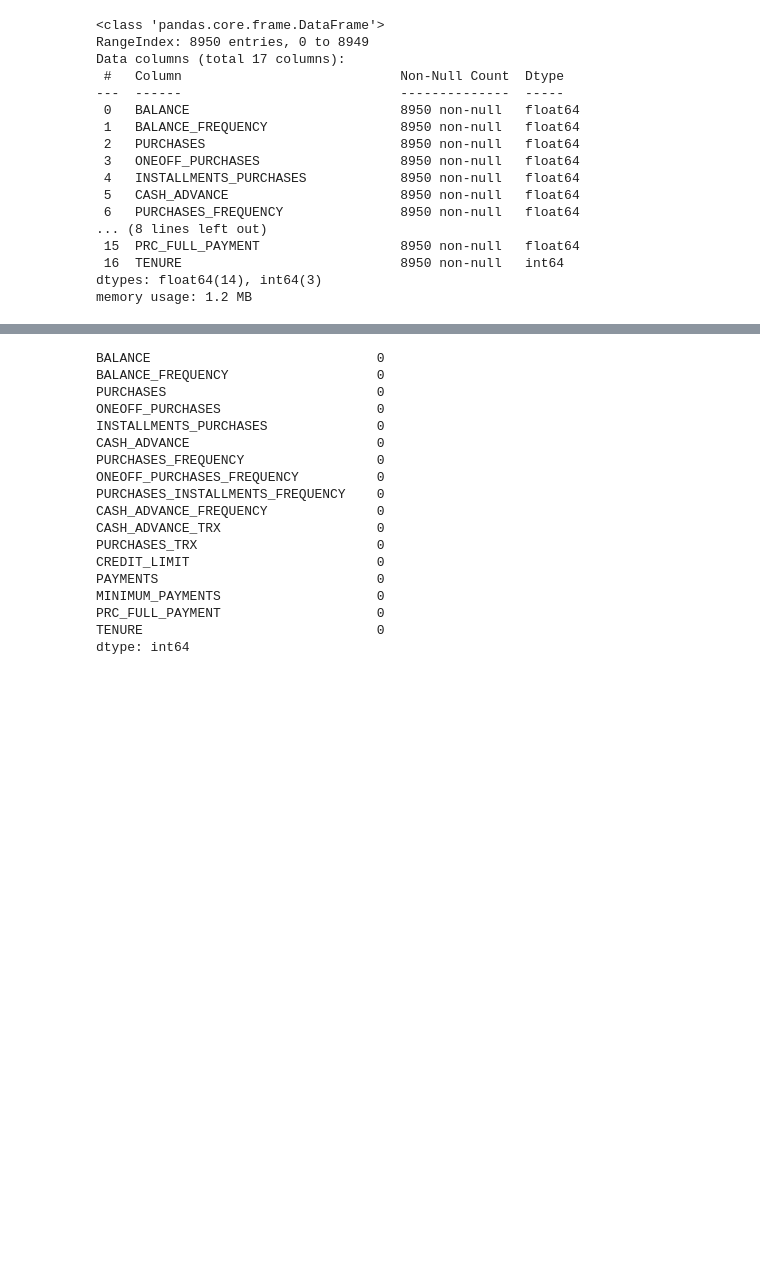
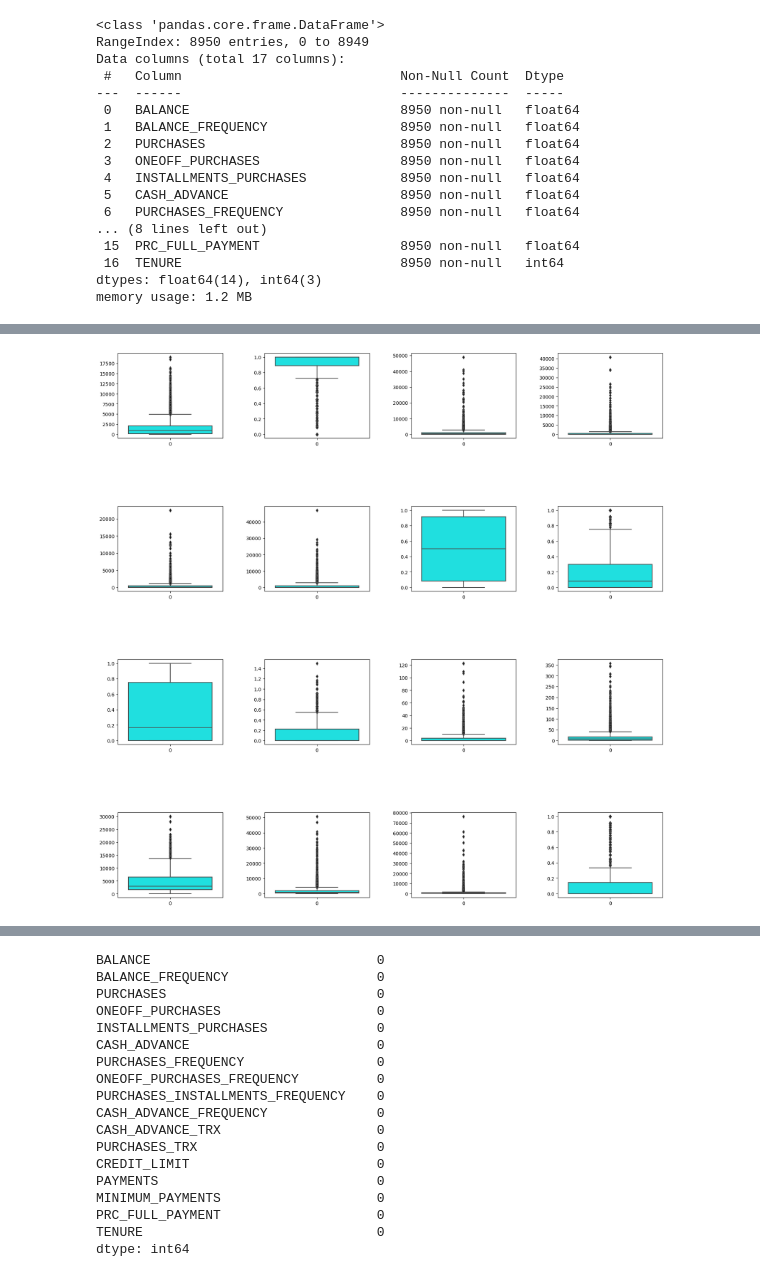
Before and after one commit to Abi-Sap/Unsupervised_Project, a Jupyter notebook: Unsupervised_Project.ipynb, the cells around one changed output, grey strips where cells are left out. Drawn from its saved outputs; the diff is of its cells as text; code cells hidden in the pictures; blank space fills up the shorter version.

```diff
--- a/Unsupervised_Project.ipynb
+++ b/Unsupervised_Project.ipynb
@@ -139 +154,13 @@ dtype: int64
 Handle missing values by imputing or dropping them as appropriate.
+# %%
+#Using Box plot
+
+plt.subplots(nrows=4 , ncols=4 , figsize=(20,20))
+plt.subplots_adjust(left=0.1, bottom=0.1, right=0.9, top=0.9, wspace=0.4, hspace=0.8)
+
+for i in range (len(customers.columns)-1):
+
+    plt.subplot(4,4,i+1)
+    sns.boxplot(customers[customers.columns[i]], color='aqua',flierprops = dict(markerfacecolor = '0.10', markersize = 5))
+# %% [output]
+[figure, added]
```
Also changed, not shown: parts of 44 cells of this notebook, 1 other file.
